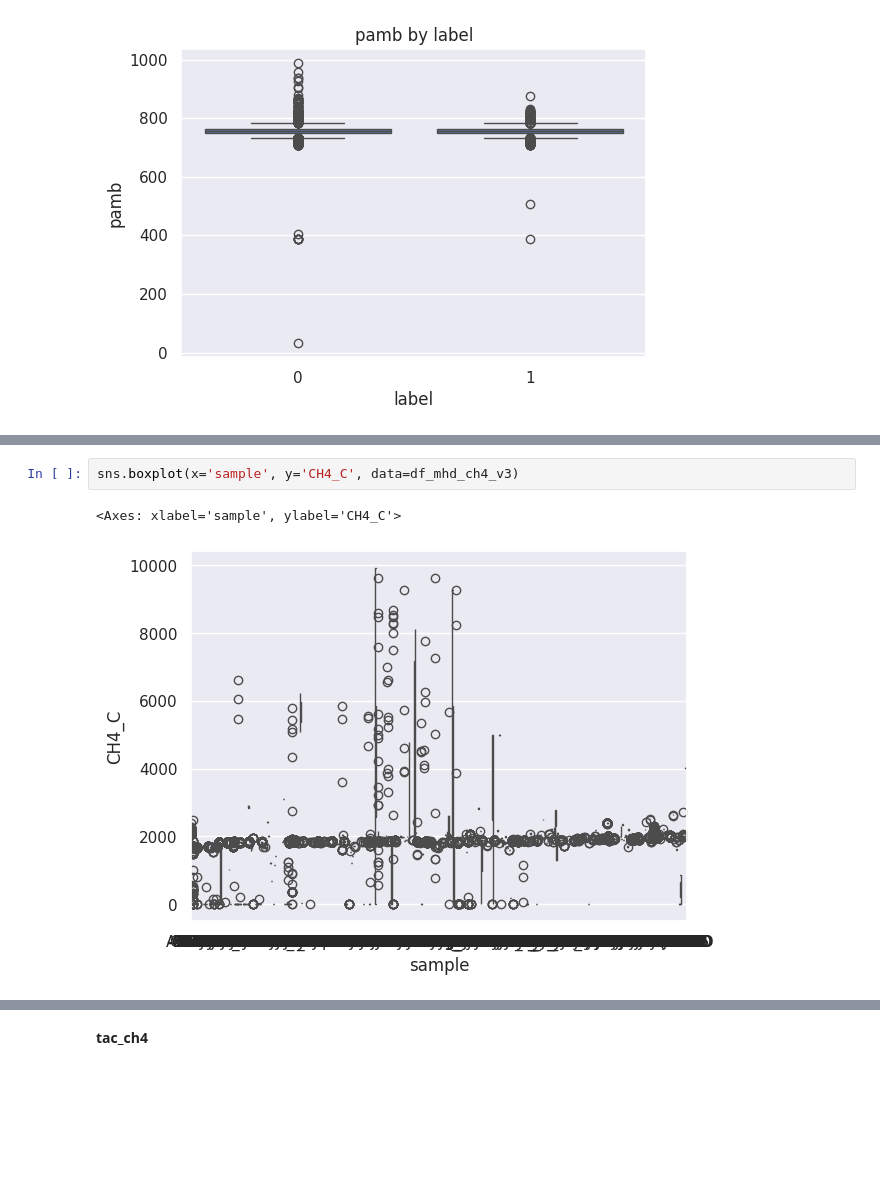
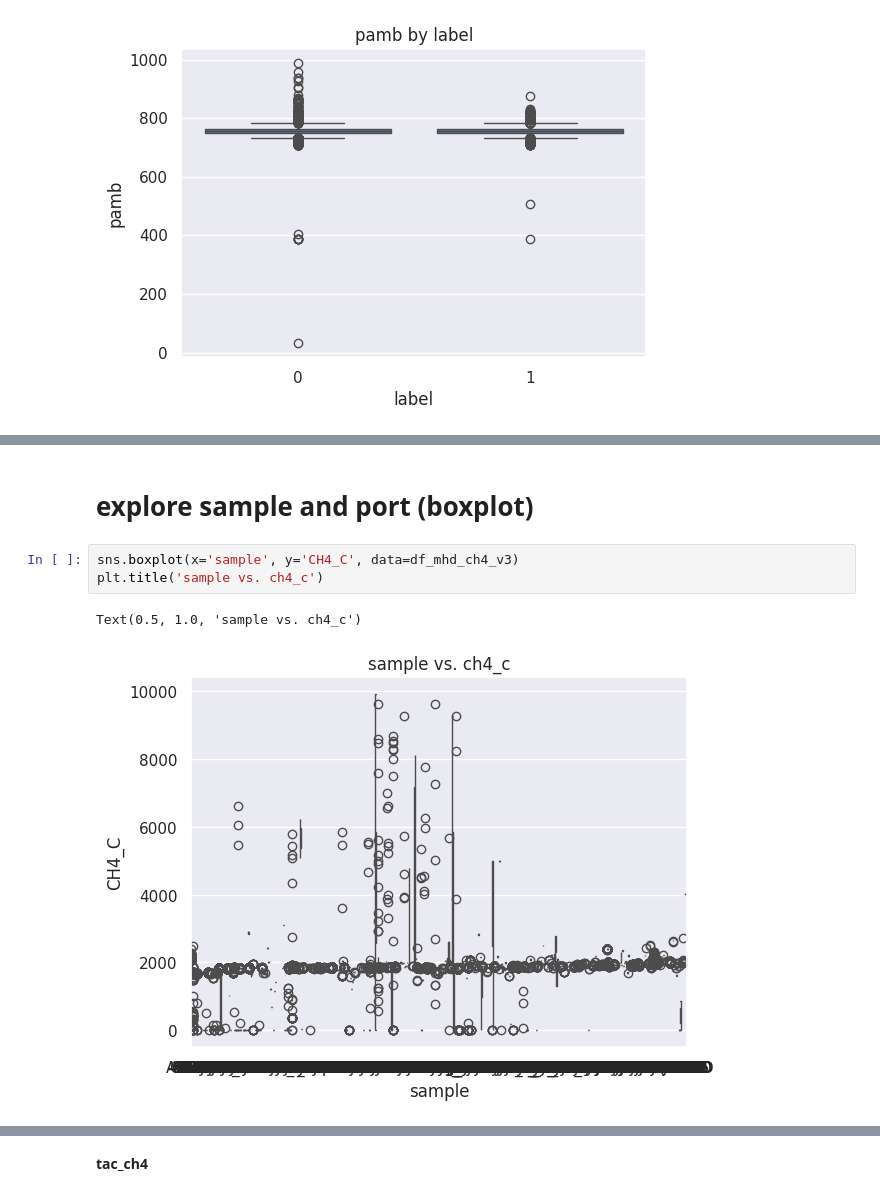
Before and after one commit to mcodcatyu/research_project, a Jupyter notebook: notebooks/data_basic_analysis.ipynb, the cells around one changed output, grey strips where cells are left out. Saved outputs shown, nothing was run; the diff lists cells and outputs as text; blank space fills up the shorter version.

```diff
--- a/notebooks/data_basic_analysis.ipynb
+++ b/notebooks/data_basic_analysis.ipynb
@@ -508,7 +666,10 @@ for c in cols:
+# %% [markdown]
+# explore sample and port (boxplot)
 # %%
 sns.boxplot(x='sample', y='CH4_C', data=df_mhd_ch4_v3)
+plt.title('sample vs. ch4_c')
 # %% [output]
-<Axes: xlabel='sample', ylabel='CH4_C'>
+Text(0.5, 1.0, 'sample vs. ch4_c')
-[figure, old version]
+[figure, new version]
 # %%
 sns.boxplot(x='port', y='rt', data=df_mhd_ch4_v3)
```
Also changed, not shown: parts of 41 cells of this notebook, 1 other file.
